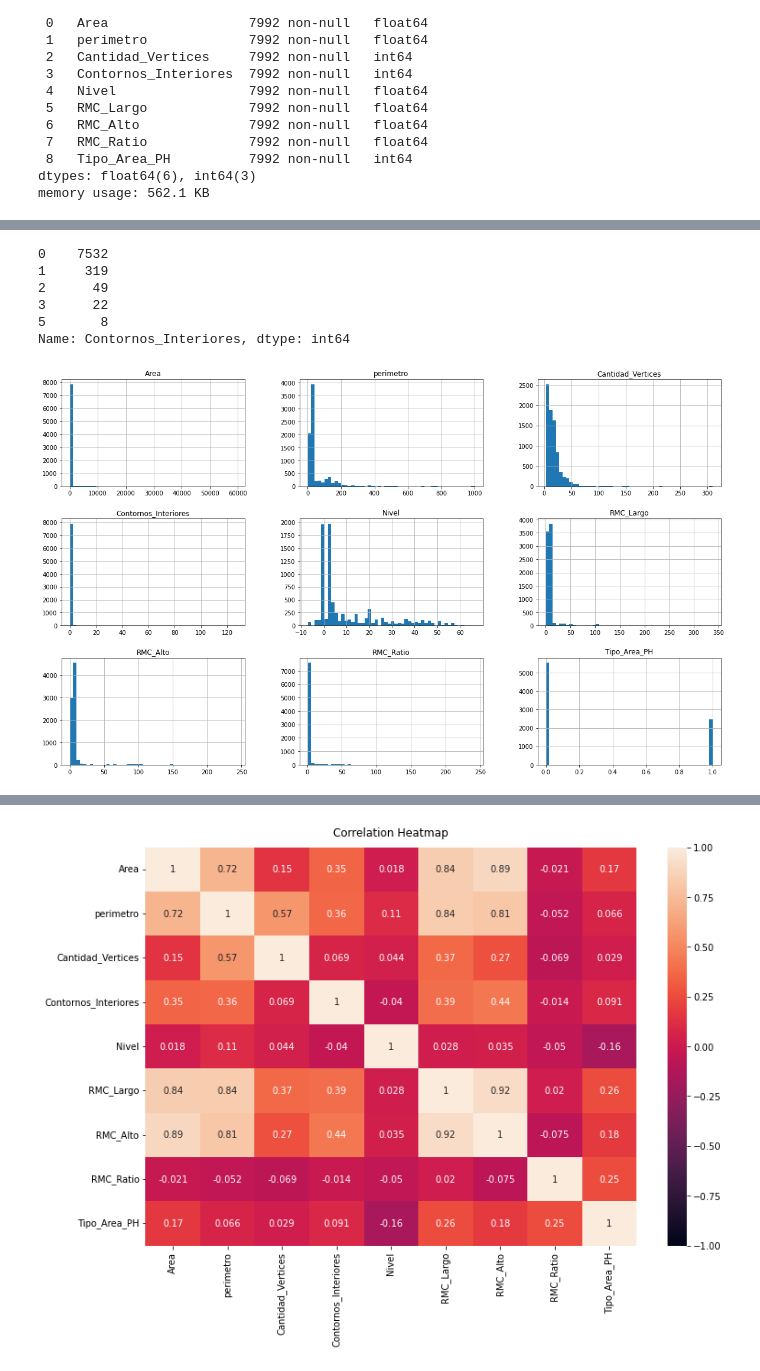
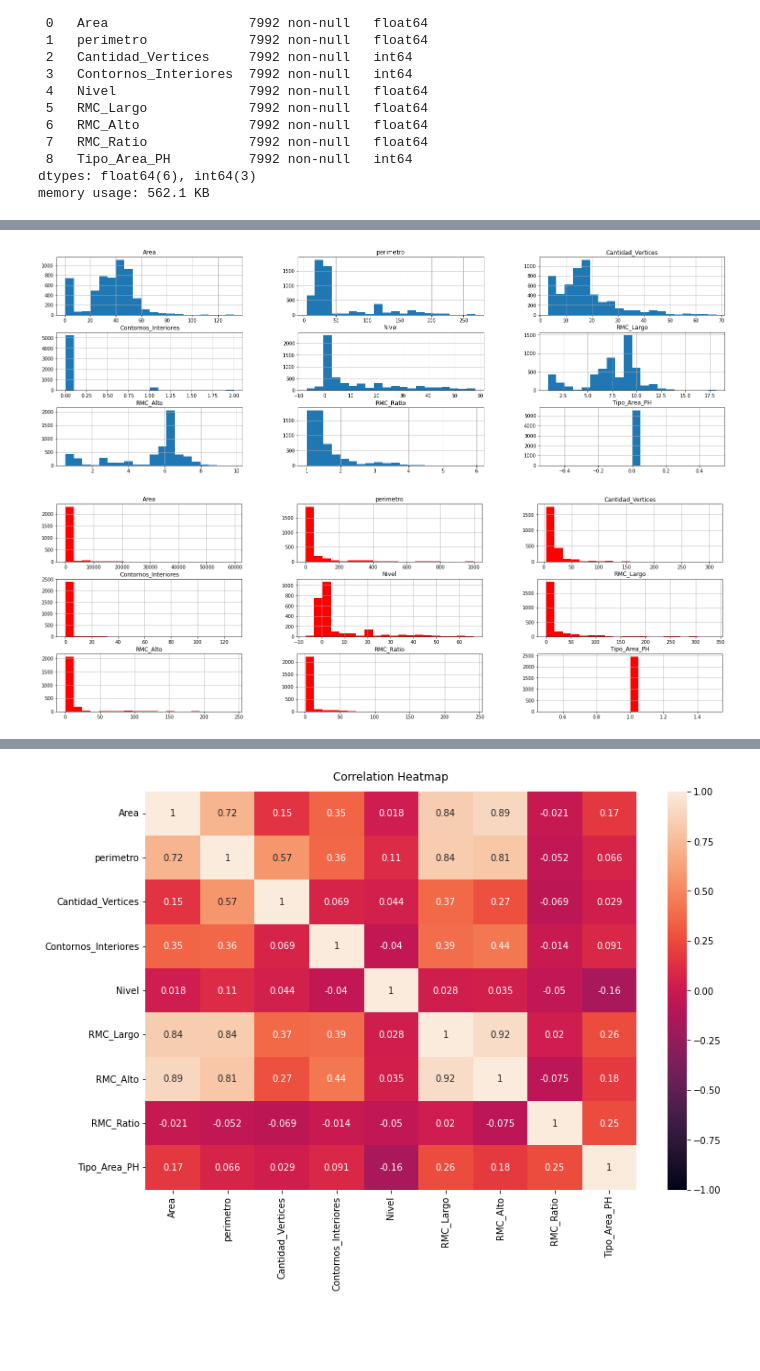
Before and after one commit to german-arq/MIA-Electiva2-ProyectoFinal, a Jupyter notebook: Electiva2-ProyectoFinal.ipynb, the cells around one changed output, grey strips where cells are left out. Drawn from its saved outputs; the diff is of its cells as text; code cells hidden in the pictures; blank space fills up the shorter version.

```diff
--- a/Electiva2-ProyectoFinal.ipynb
+++ b/Electiva2-ProyectoFinal.ipynb
@@ -30,7 +30,8 @@ import seaborn as sns
 import math
 # %%
 # Cargar el dataset
-df = pd.read_csv("s3://electiva2-proyecto-final/Data/spatial_elements_ph.csv", usecols=(lambda x: x != 'Objeto_rvt'))
+# df = pd.read_csv("s3://electiva2-proyecto-final/Data/spatial_elements_ph.csv", usecols=(lambda x: x != 'Objeto_rvt')) # for AWS
+df = pd.read_csv("K:\Google Drive\Maestria en IA-Sergio Arboleda\Semestre II\Electiva II\Proyecto Final\spatial_elements_ph.csv", usecols=(lambda x: x != 'Objeto_rvt')) # for local
 # %%
 df
 # %% [output]
@@ -110,14 +106,7 @@ sns.countplot(x="Area",data=df)
-# %%
-df["Contornos_Interiores"].value_counts().nlargest(5)
-# %% [output]
-0    7532
-1     319
-2      49
-3      22
-5       8
-Name: Contornos_Interiores, dtype: int64
 # %%
-df.hist(bins=50, figsize=(20, 12))
+df[df['Tipo_Area_PH'] == 0].hist(bins=20, figsize=(25, 8))
+df[df['Tipo_Area_PH'] == 1].hist(bins=20, figsize=(25, 8), color='r')
 plt.show()
 # %% [output]
-[figure, old version]
+[figure, new version]
+[figure, added]
```
Also changed, not shown: parts of 6 cells of this notebook.
